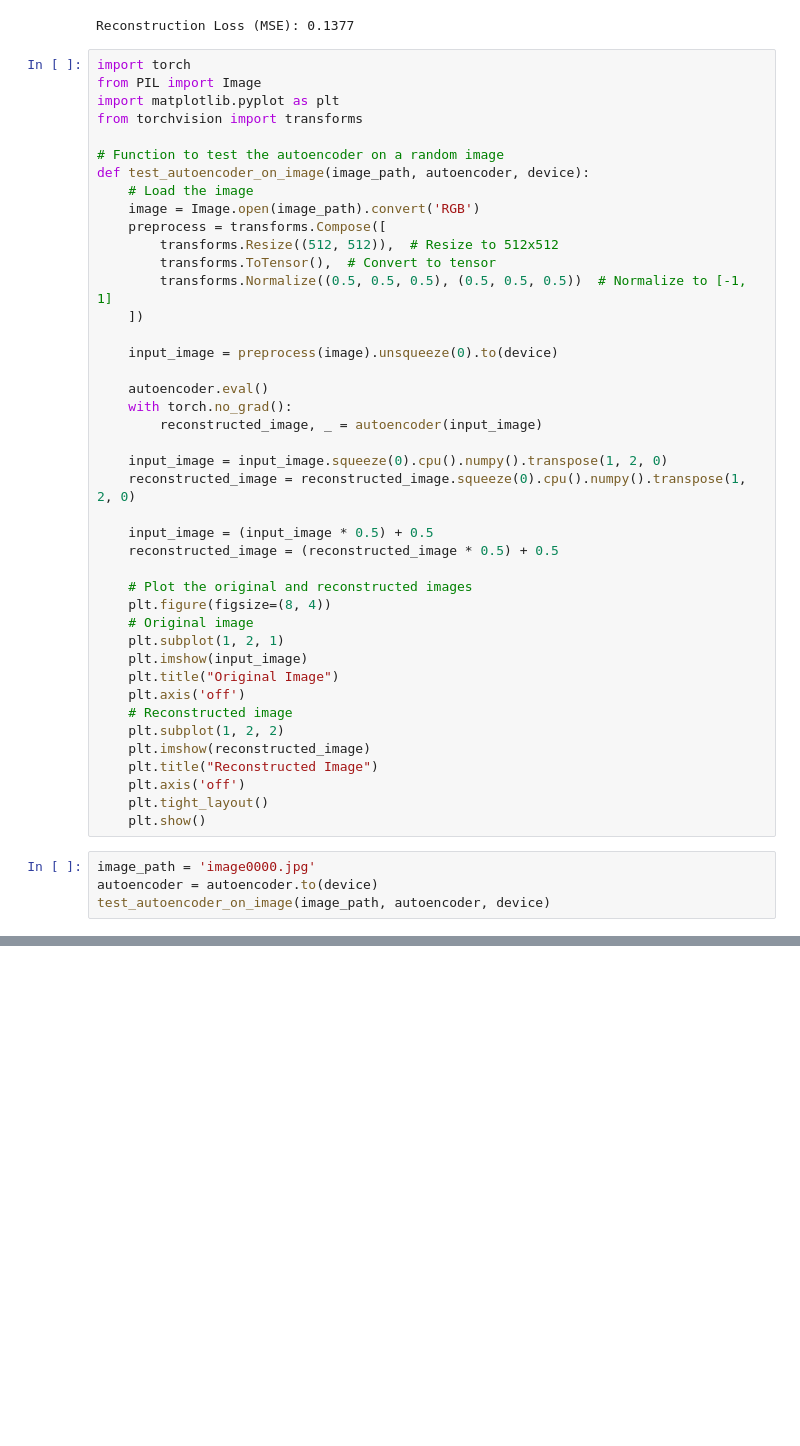
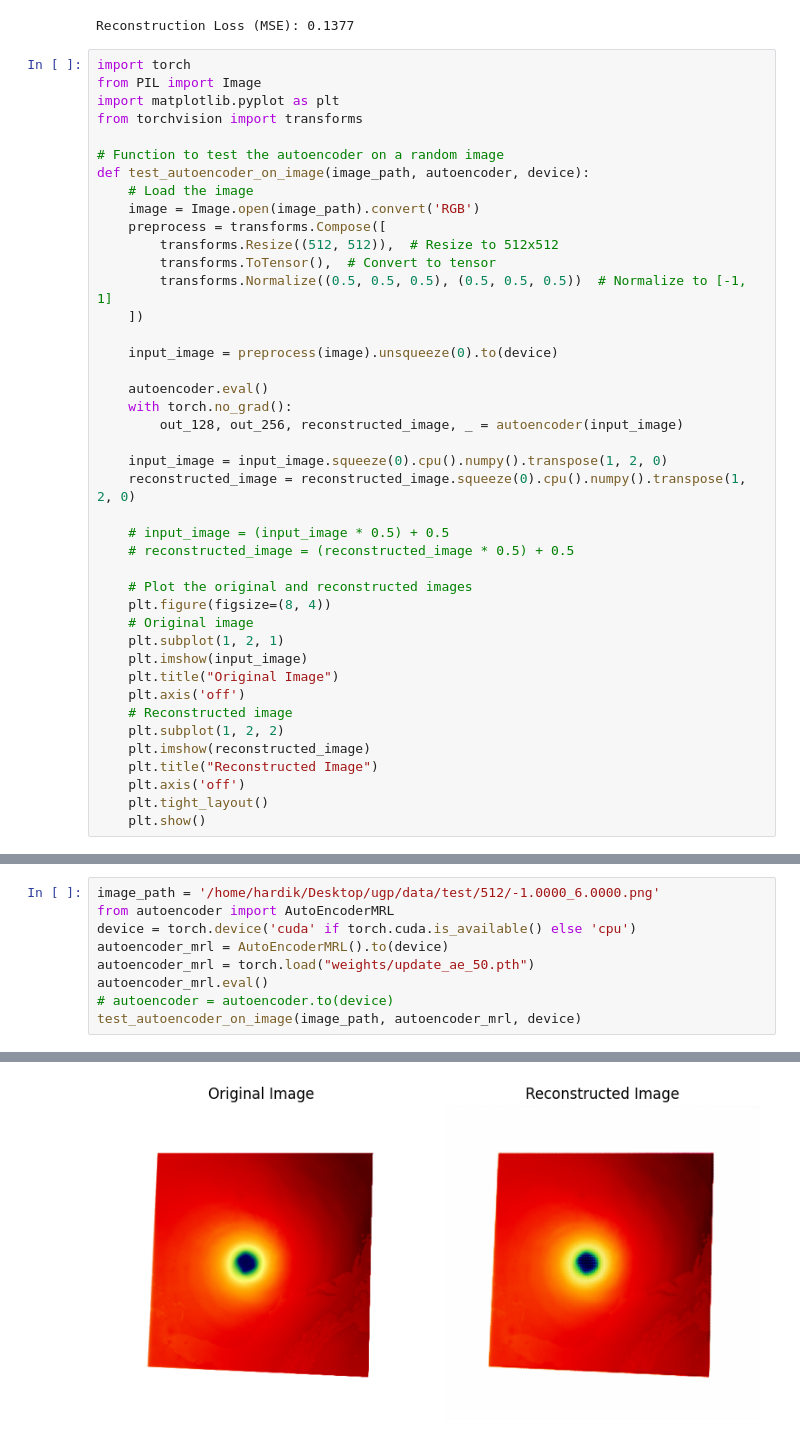
Before and after one commit to hardik1408/UGP, a Jupyter notebook: ae.ipynb, the cells around one changed output, grey strips where cells are left out. Saved outputs shown, nothing was run; the diff lists cells and outputs as text; blank space fills up the shorter version.

```diff
--- a/ae.ipynb
+++ b/ae.ipynb
@@ -223,13 +223,13 @@ def test_autoencoder_on_image(image_path, autoencoder, device):
 
     autoencoder.eval()
     with torch.no_grad():
-        reconstructed_image, _ = autoencoder(input_image)
+        out_128, out_256, reconstructed_image, _ = autoencoder(input_image)
 
     input_image = input_image.squeeze(0).cpu().numpy().transpose(1, 2, 0)
     reconstructed_image = reconstructed_image.squeeze(0).cpu().numpy().transpose(1, 2, 0)
 
-    input_image = (input_image * 0.5) + 0.5
-    reconstructed_image = (reconstructed_image * 0.5) + 0.5
+    # input_image = (input_image * 0.5) + 0.5
+    # reconstructed_image = (reconstructed_image * 0.5) + 0.5
 
     # Plot the original and reconstructed images
     plt.figure(figsize=(8, 4))
@@ -245,7 +245,3 @@ def test_autoencoder_on_image(image_path, autoencoder, device):
     plt.axis('off')
     plt.tight_layout()
     plt.show()
-# %%
-image_path = 'image0000.jpg'
-autoencoder = autoencoder.to(device)
-test_autoencoder_on_image(image_path, autoencoder, device)
@@ -253,0 +248,10 @@ test_autoencoder_on_image(image_path, autoencoder, device)
+# %%
+image_path = '/home/hardik/Desktop/ugp/data/test/512/-1.0000_6.0000.png'
+from autoencoder import AutoEncoderMRL
+device = torch.device('cuda' if torch.cuda.is_available() else 'cpu')
+autoencoder_mrl = AutoEncoderMRL().to(device)
+autoencoder_mrl = torch.load("weights/update_ae_50.pth")
+autoencoder_mrl.eval()
+# autoencoder = autoencoder.to(device)
+test_autoencoder_on_image(image_path, autoencoder_mrl, device)
+# %% [output]
@@ -253,0 +259 @@ test_autoencoder_on_image(image_path, autoencoder, device)
+[figure, added]
```
Also changed, not shown: parts of 2 cells of this notebook, 14 other files.
